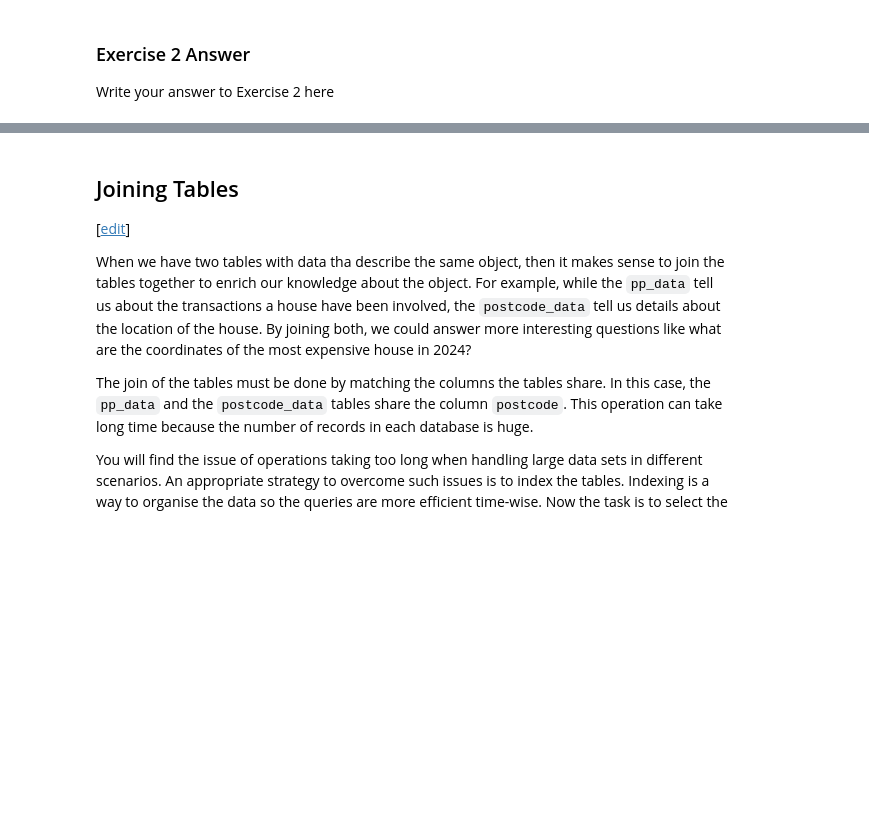
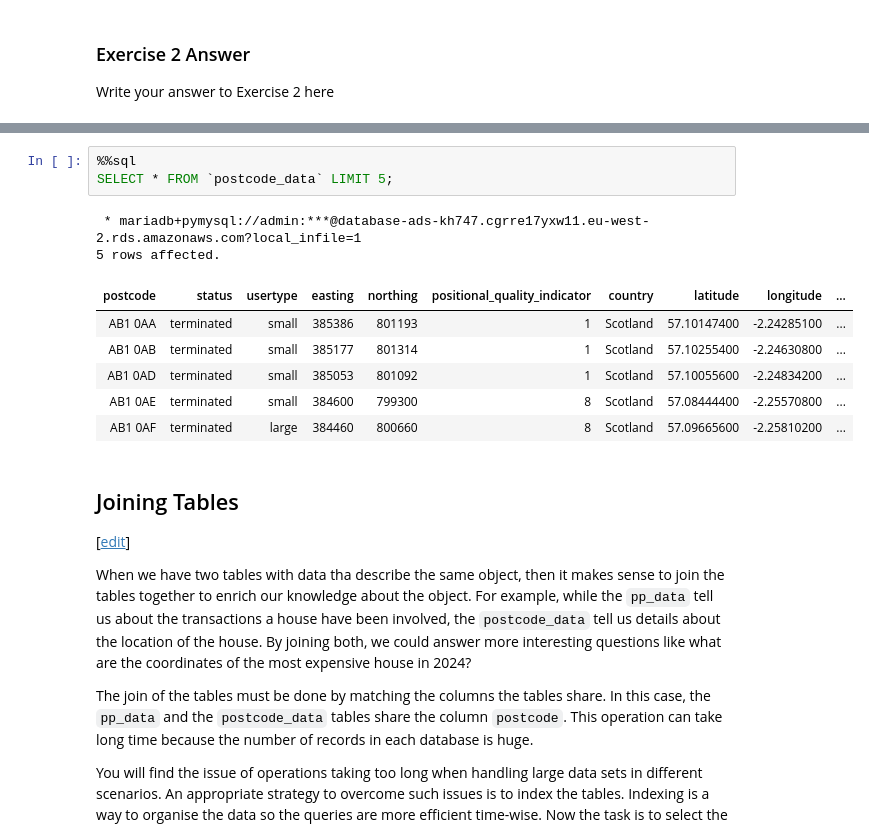
Before and after one commit to Layomiiety/advds, a Jupyter notebook: _notebooks/01-access-assess.ipynb, the cells around one changed output, grey strips where cells are left out. Cells and saved outputs as stored; diff of their text form; blank space fills up the shorter version.

```diff
--- a/_notebooks/01-access-assess.ipynb
+++ b/_notebooks/01-access-assess.ipynb
@@ -581,3 +849,15 @@ Write your answer to Exercise 2 here
+# %%
+%%sql
+SELECT * FROM `postcode_data` LIMIT 5;
+# %% [output]
+ * mariadb+pymysql://admin:***@database-ads-kh747.cgrre17yxw11.eu-west-2.rds.amazonaws.com?local_infile=1
+5 rows affected.
+| postcode | status | usertype | easting | northing | positional_quality_indicator | country | latitude | longitude | ... |
+| AB1 0AA | terminated | small | 385386 | 801193 | 1 | Scotland | 57.10147400 | -2.24285100 | ... |
+| AB1 0AB | terminated | small | 385177 | 801314 | 1 | Scotland | 57.10255400 | -2.24630800 | ... |
+| AB1 0AD | terminated | small | 385053 | 801092 | 1 | Scotland | 57.10055600 | -2.24834200 | ... |
+| AB1 0AE | terminated | small | 384600 | 799300 | 8 | Scotland | 57.08444400 | -2.25570800 | ... |
+| AB1 0AF | terminated | large | 384460 | 800660 | 8 | Scotland | 57.09665600 | -2.25810200 | ... |
 # %% [markdown]
 ## Joining Tables
 
```
Also changed, not shown: parts of 55 cells of this notebook.
